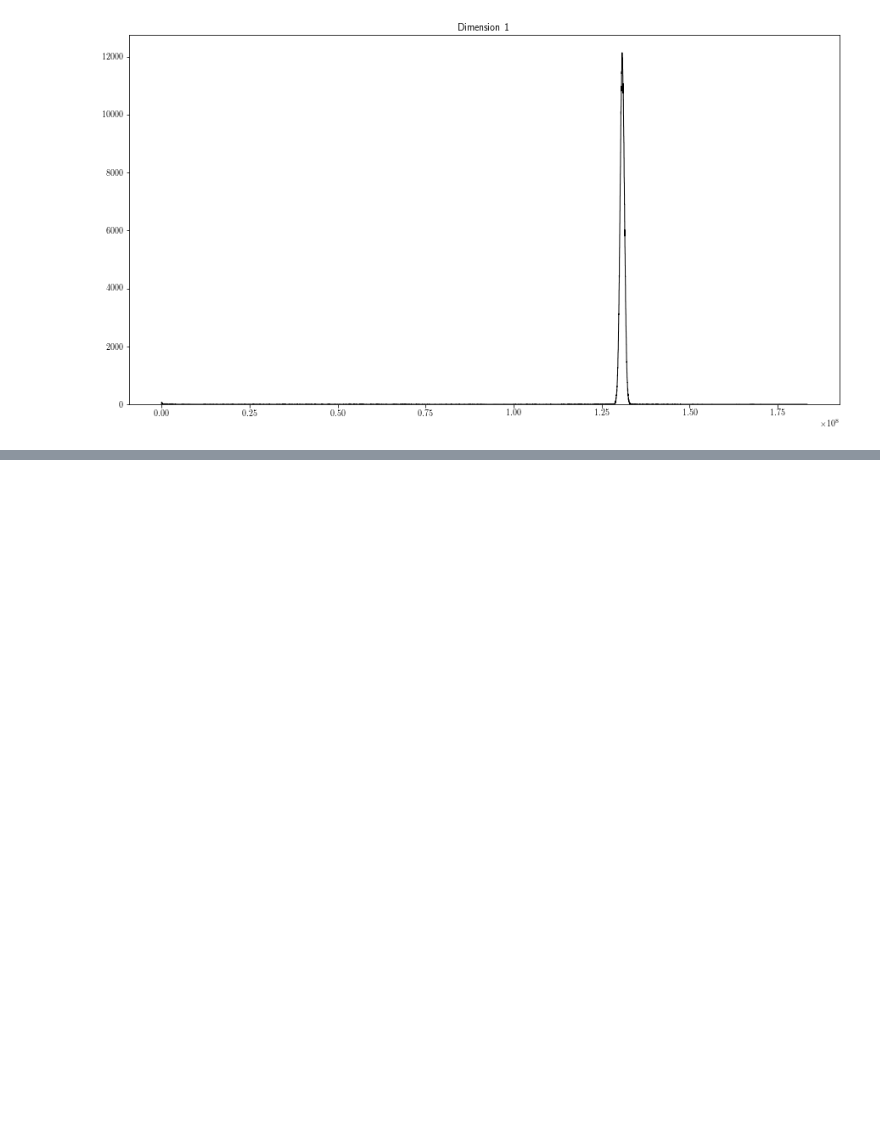
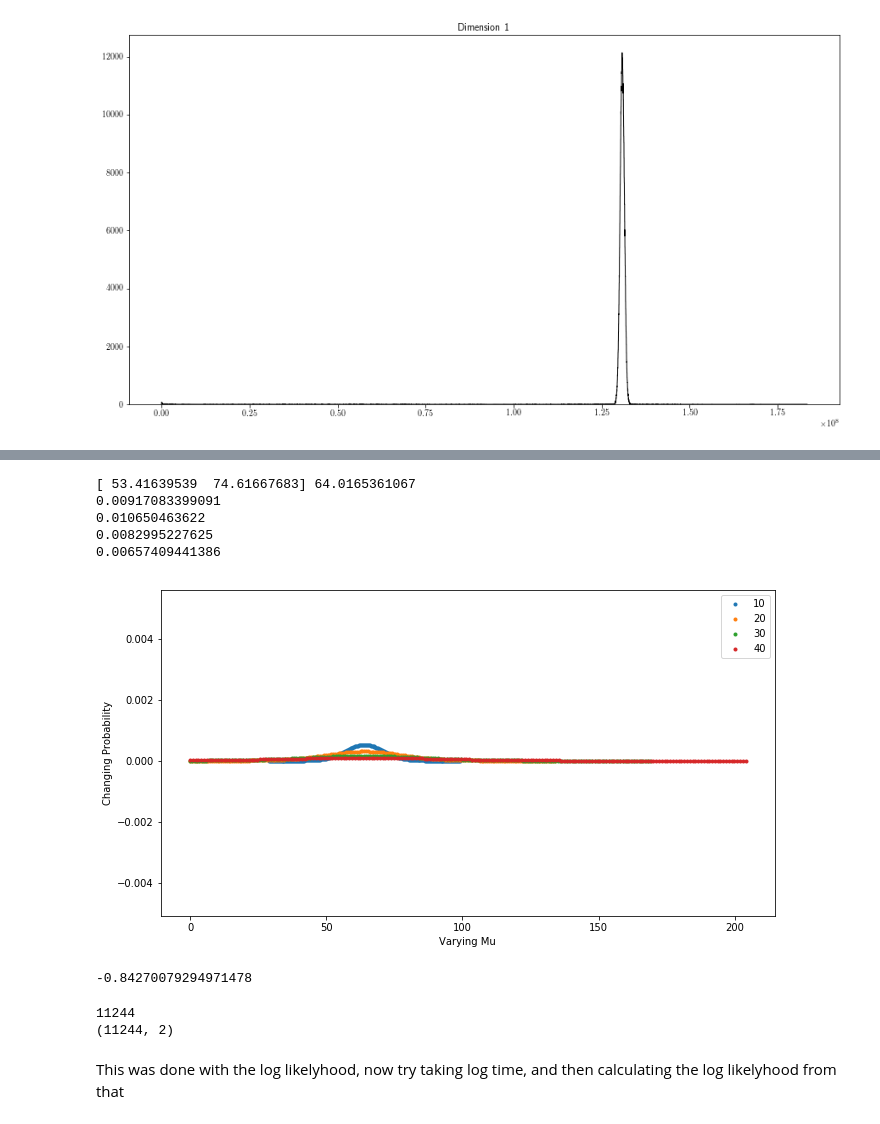
Before and after one commit to dtamayo/MLstability, a Jupyter notebook: Analysis/MCMC.ipynb, the cells around one changed output, grey strips where cells are left out. Drawn from its saved outputs; the diff is of its cells as text; code cells hidden in the pictures; blank space fills up the shorter version.

```diff
--- a/Analysis/MCMC.ipynb
+++ b/Analysis/MCMC.ipynb
@@ -461,0 +507,77 @@ Right bin edge 130842329.679
+# %%
+x = df.loc[24480].values
+#x = df.loc[10640].values
+#x = df.loc[24998].values
+mid = np.sum(x)/2.
+
+print x, mid
+num_std = 3.5
+
+fig = plt.figure(figsize=(11,6))
+ax = fig.add_subplot("111")
+#ax.set_ylim([-0.001, 0.001])
+
+def area(x, sigma):
+    #this computes gaussian integral with two points over mu from 0 to infinity
+    area_analytic = -np.exp(-(x[0] - x[1])**2 / (4.*sigma**2.)) * (spec.erf(-1e5)) /(4. *np.pi**0.5 * sigma)
+    area_analytic += np.exp(-(x[0] - x[1])**2 / (4.*sigma**2.)) * (spec.erf(x[0]+x[1])) /(4. *np.pi**0.5 * sigma)
+    return area_analytic
+
+vals = [10,20,30,40]
+for val in vals:
+    sigma = val
+    start = mid - (num_std*sigma)
+
+
+    if(start > 0):
+        mu = np.linspace(mid - (num_std*sigma) , mid + (num_std*sigma) , 200)
+    else:
+        mu = np.linspace(0 , mid + (num_std*sigma) , 200)
+
+    #since we want something between 0 and 1 for each gaussian, we dont need to take the log here
+    #values = np.log(double_gauss(x,sigma,  mu))
+    values = double_gauss(x, sigma, mu)
+    ax.scatter(mu, values, label = val, marker = ".")
+    #integrate from 3.5 stds on either side
+    print area(x, sigma) #area_analytic
+plt.legend()
+
+#numerically integrate from 4std from the mean, defined as the average of the two stability time draws
+ax.set_xlabel("Varying Mu")
+ax.set_ylabel("Changing Probability")
+plt.show()
+# %% [output]
+[ 53.41639539  74.61667683] 64.0165361067
+0.00917083399091
+0.010650463622
+0.0082995227625
+0.00657409441386
+[figure, added]
+# %%
+spec.erf(-1)
+# %% [output]
+-0.84270079294971478
+# %%
+#create a pdframe with different draws and that are not stable
+indices = []
+for i, vals in enumerate(df.as_matrix()):
+    if vals[0] !=1e9 and vals[0] != vals[1]:
+        indices.append(i)
+        #print i
+print len(indices)
+plt_d=df.loc[indices]
+print plt_d.shape
+
+#try getting each of their contributions assuming sigma is 10.
+sigma = 10
+num_std = 3.5
+
+sigma_range = np.linspace(100, 1e6, 1000)
+
+areas = np.zeros(( sigma_range.shape[0], plt_d.shape[0])) # include area for each gaussian
+plt_d_vals = plt_d.as_matrix()
+# %% [output]
+11244
+(11244, 2)
+# %% [markdown]
+This was done with the log likelyhood, now try taking log time, and then calculating the log likelyhood from that
```
Also changed, not shown: parts of 10 cells of this notebook.
